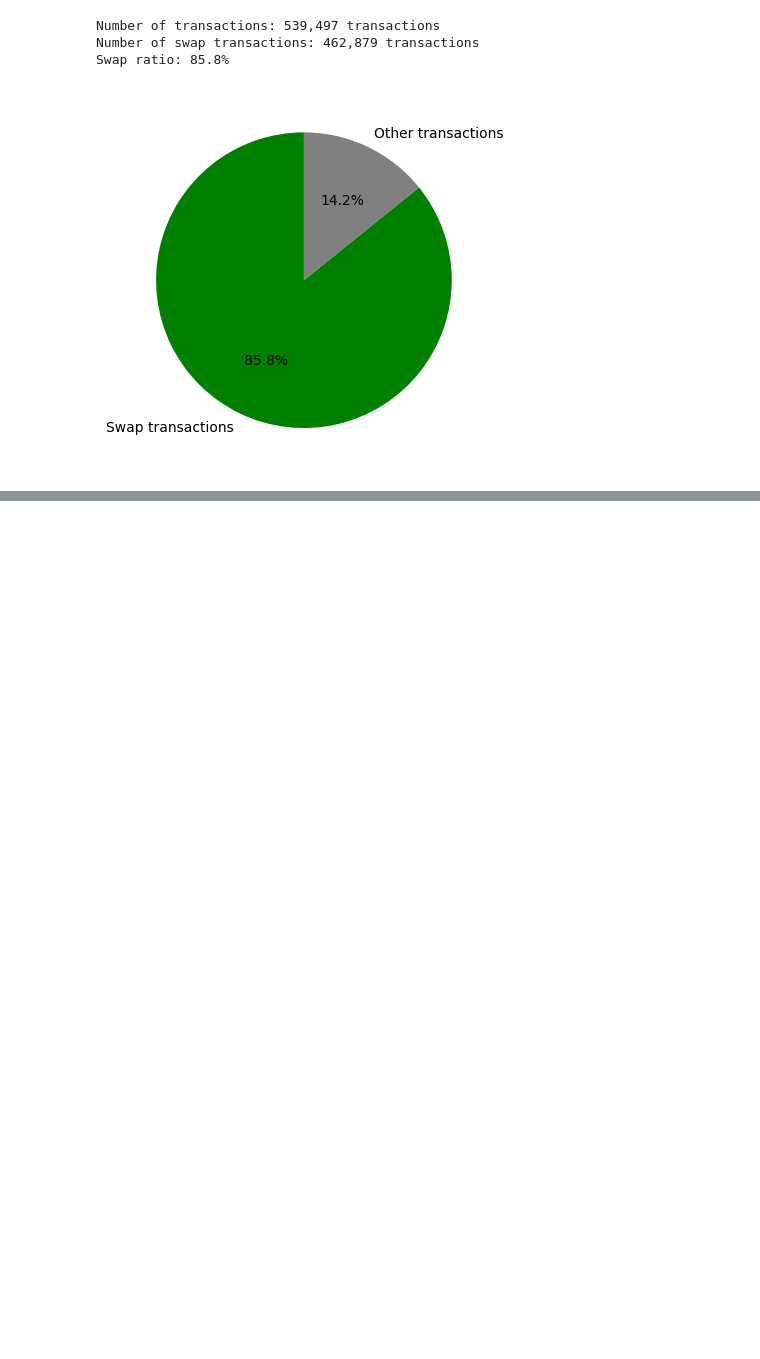
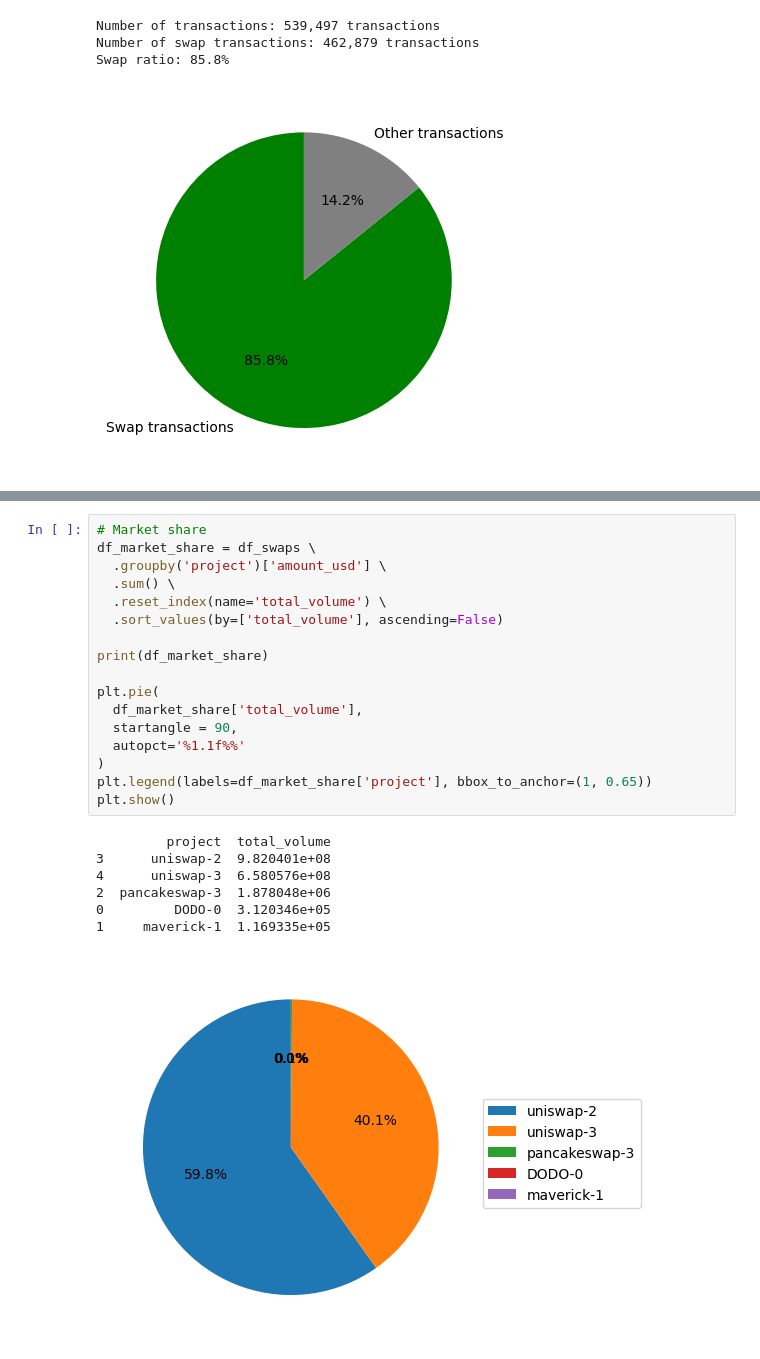
Before and after one commit to bazhkha/pepe-coin-analytics, a Jupyter notebook: index.ipynb, the cells around one changed output, grey strips where cells are left out. Cells and saved outputs as stored; diff of their text form; blank space fills up the shorter version.

```diff
--- a/index.ipynb
+++ b/index.ipynb
@@ -234,3 +263,28 @@ Swap ratio: 85.8%
+# %%
+# Market share
+df_market_share = df_swaps \
+  .groupby('project')['amount_usd'] \
+  .sum() \
+  .reset_index(name='total_volume') \
+  .sort_values(by=['total_volume'], ascending=False)
+
+print(df_market_share)
+
+plt.pie(
+  df_market_share['total_volume'],
+  startangle = 90,
+  autopct='%1.1f%%'
+)
+plt.legend(labels=df_market_share['project'], bbox_to_anchor=(1, 0.65))
+plt.show()
+# %% [output]
+         project  total_volume
+3      uniswap-2  9.820401e+08
+4      uniswap-3  6.580576e+08
+2  pancakeswap-3  1.878048e+06
+0         DODO-0  3.120346e+05
+1     maverick-1  1.169335e+05
+[figure, added]
 # %%
 # Hourly price
 df_price = df_with_floor_time_by_hour[df_with_floor_time_by_hour['project'].notna()] \
```
Also changed, not shown: parts of 7 cells of this notebook.
